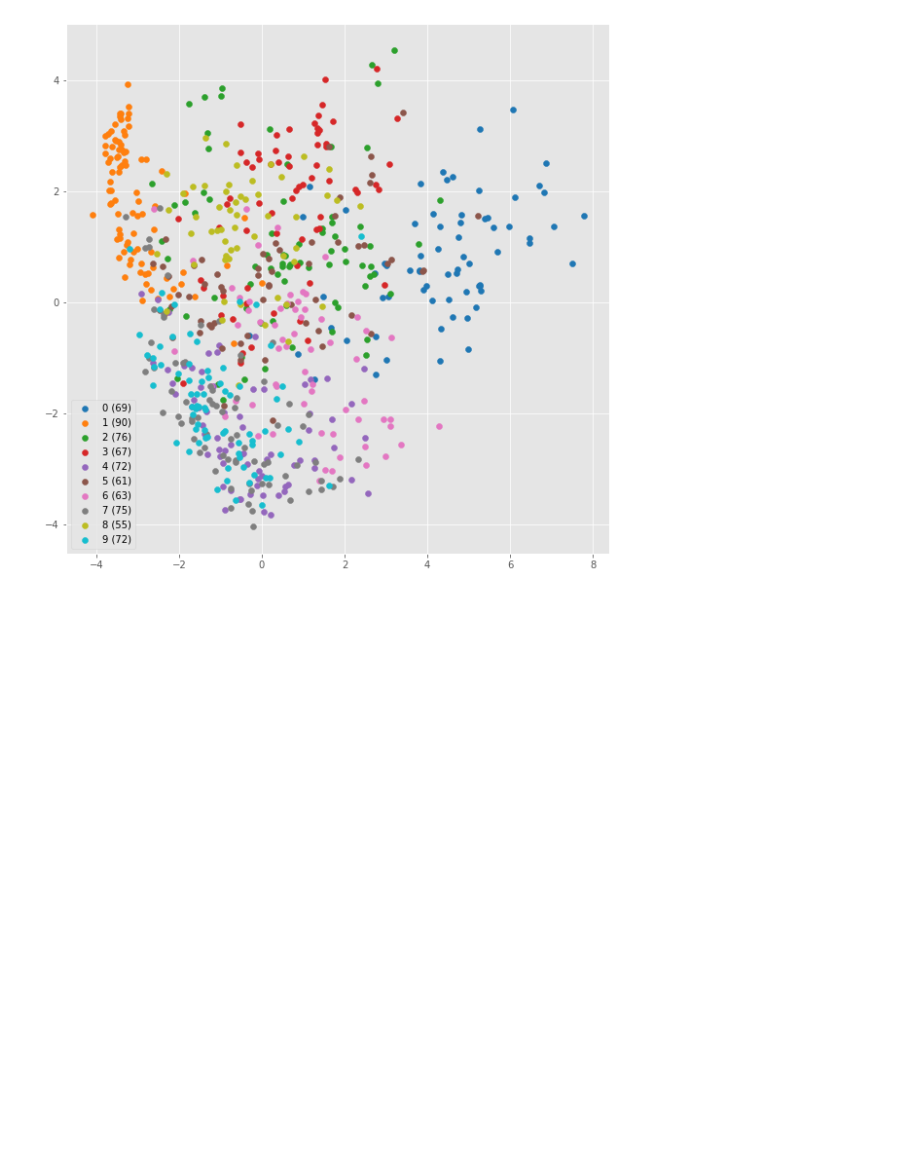
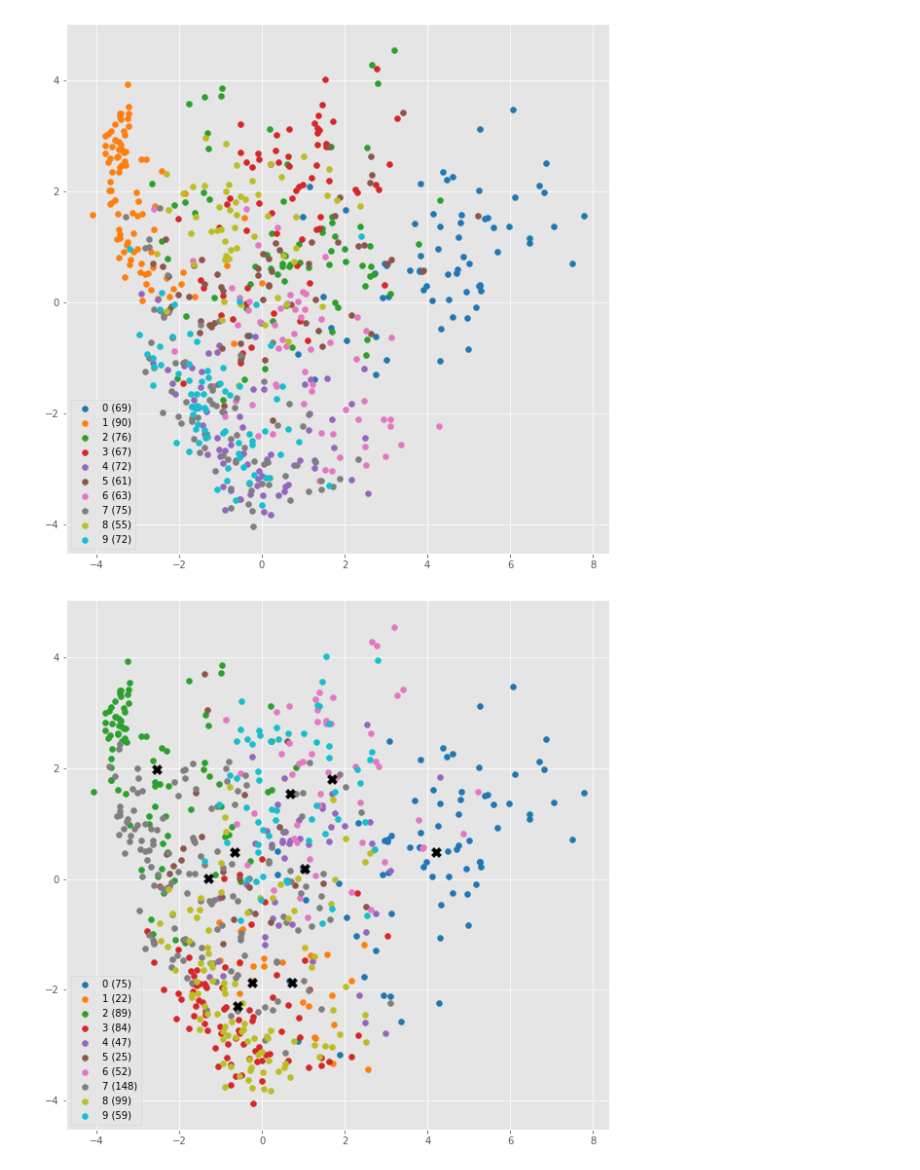
Before and after one commit to BakasaRus/IntelligentSystems, a Jupyter notebook: Labs/Clust.ipynb, the cells around one changed output. Drawn from its saved outputs; the diff is of its cells as text; code cells hidden in the pictures; blank space fills up the shorter version.

Commit message:
Add result clustering visualization for Lab 7

```diff
--- a/Labs/Clust.ipynb
+++ b/Labs/Clust.ipynb
@@ -11,5 +14,5 @@ plt.style.use('ggplot')
 # %%
-class KMeansClustering:
+class KMeansClustering(ClusterMixin, BaseEstimator):
     def __init__(self, k = 3, tolerance = 0.0001, max_iterations = 500):
         self.k = k
         self.tolerance = tolerance
@@ -67,7 +70,8 @@ X = df.drop(['class'], axis=1)
 
 X = MinMaxScaler().fit_transform(X=X)
 
-principal = PCA(n_components=2).fit_transform(X)
+pca = PCA(n_components=2)
+
+principal = pca.fit_transform(X)
 principal = list(map(list, zip(*principal)))
 principal_df = pd.DataFrame(zip(*principal, Y))
-print(principal_df)
@@ -109,2 +93,22 @@ plt.show()
 # %% [output]
 [figure]
+# %%
+k_means = KMeansClustering(k=10, max_iterations=500)
+k_means.fit(X)
+
+plt.figure(figsize=(10, 10))
+
+for (cluster, data), color in zip(k_means.classes.items(), colors):
+    data = pca.transform(data)
+    data = list(map(list, zip(*data)))
+    plt.scatter(data[0], data[1], c=color, label=f'{cluster} ({len(data[0])})')
+
+centroids = pca.transform(list(k_means.centroids.values()))
+centroids = list(map(list, zip(*centroids)))
+
+plt.scatter(centroids[0], centroids[1], marker='X', c='k', s=100)
+
+plt.legend()
+plt.show()
+# %% [output]
+[figure, added]
```
Also changed, not shown: parts of 3 cells of this notebook.
